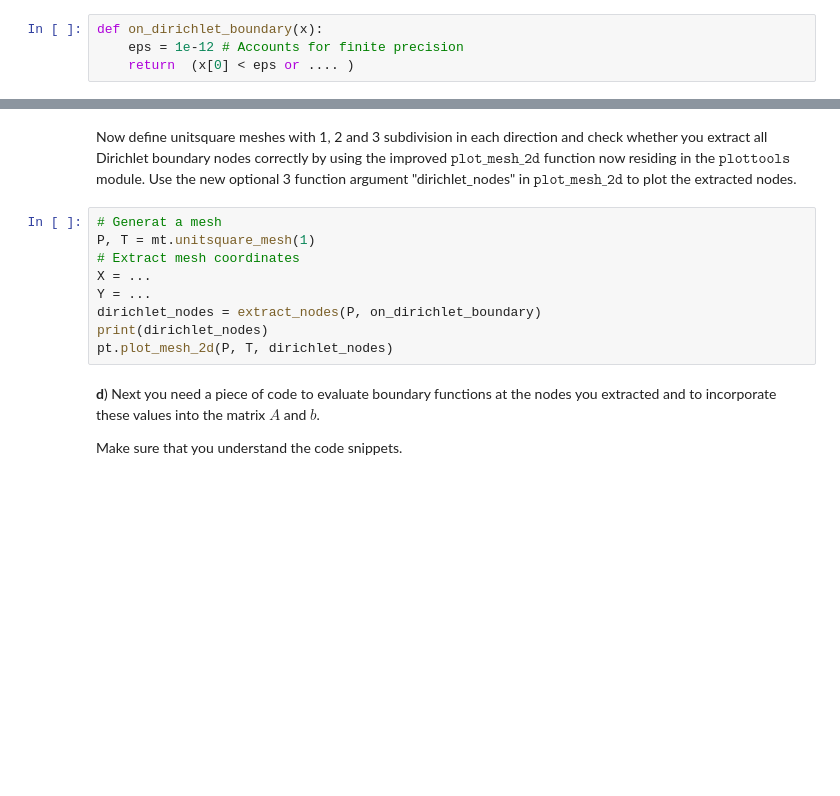
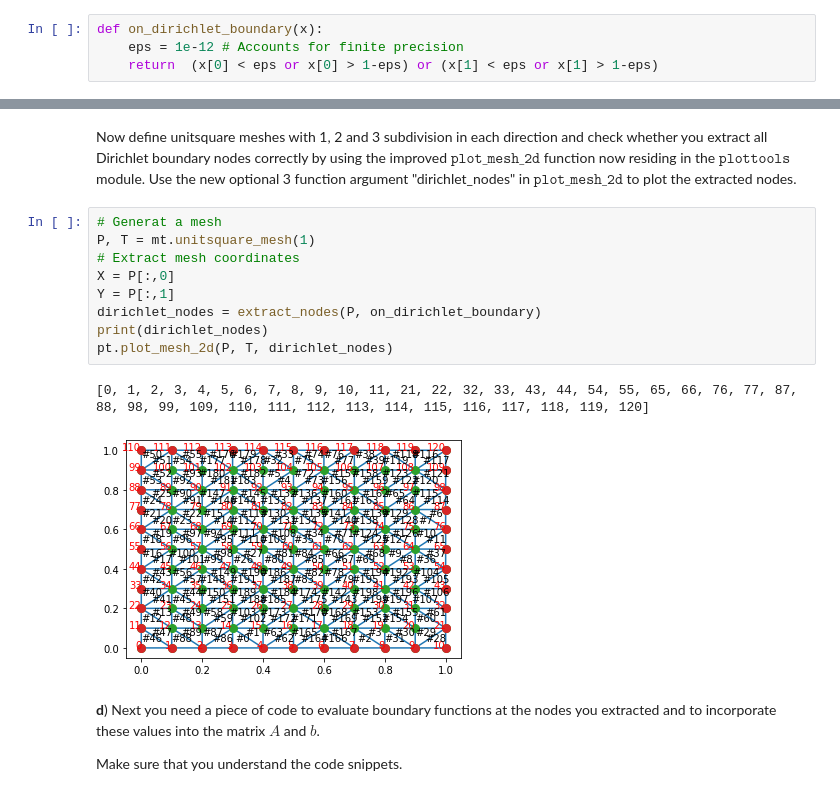
Before and after one commit to klashenriksson/numpde, a Jupyter notebook: lab4/lab_04_part_2.ipynb, the cells around one changed output, grey strips where cells are left out. Cells and saved outputs as stored; diff of their text form; blank space fills up the shorter version.

````diff
--- a/lab4/lab_04_part_2.ipynb
+++ b/lab4/lab_04_part_2.ipynb
@@ -352,7 +433,7 @@
 # %%
 def on_dirichlet_boundary(x):
     eps = 1e-12 # Accounts for finite precision
-    return  (x[0] < eps or .... )
+    return  (x[0] < eps or x[0] > 1-eps) or (x[1] < eps or x[1] > 1-eps)
 # %% [markdown]
 With such a function a place, one can extract the boundary point using the following code snippet which returns a list of all node indices $i$ of those nodes $N_i$ for which a given function ```inside_domain(N_i)``` evaluates to ```True```.
 # %%
@@ -377,12 +458,15 @@ using the improved $\texttt{plot_mesh_2d}$ function now residing in the $\texttt
 # %%
 # Generat a mesh
 P, T = mt.unitsquare_mesh(1)
 # Extract mesh coordinates
-X = ...
-Y = ...
+X = P[:,0]
+Y = P[:,1]
 dirichlet_nodes = extract_nodes(P, on_dirichlet_boundary)
 print(dirichlet_nodes)
 pt.plot_mesh_2d(P, T, dirichlet_nodes)
+# %% [output]
+[0, 1, 2, 3, 4, 5, 6, 7, 8, 9, 10, 11, 21, 22, 32, 33, 43, 44, 54, 55, 65, 66, 76, 77, 87, 88, 98, 99, 109, 110, 111, 112, 113, 114, 115, 116, 117, 118, 119, 120]
+[figure, added]
 # %% [markdown]
 **d**) Next you need a piece of code to evaluate boundary functions at the nodes you extracted and to incorporate these values into the matrix $A$ and $b$.
 
````
Also changed, not shown: parts of 7 cells of this notebook, 1 other file.
